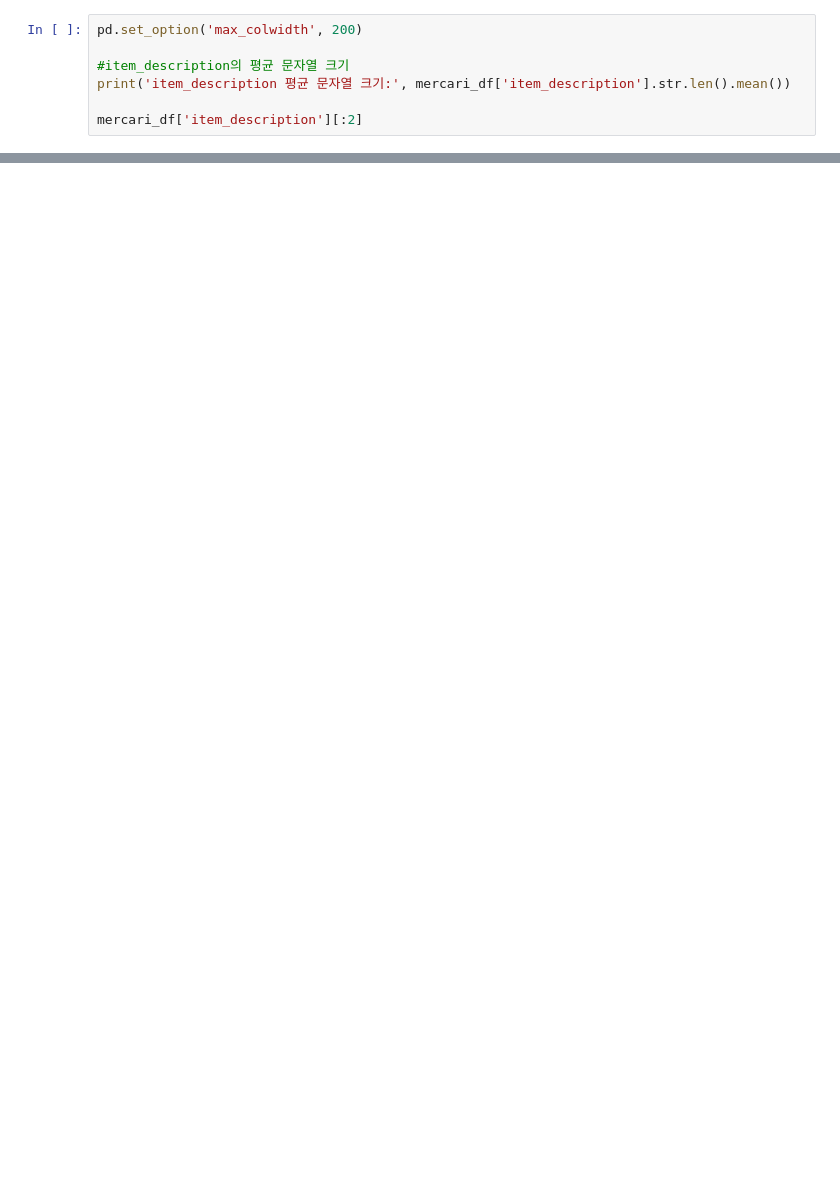
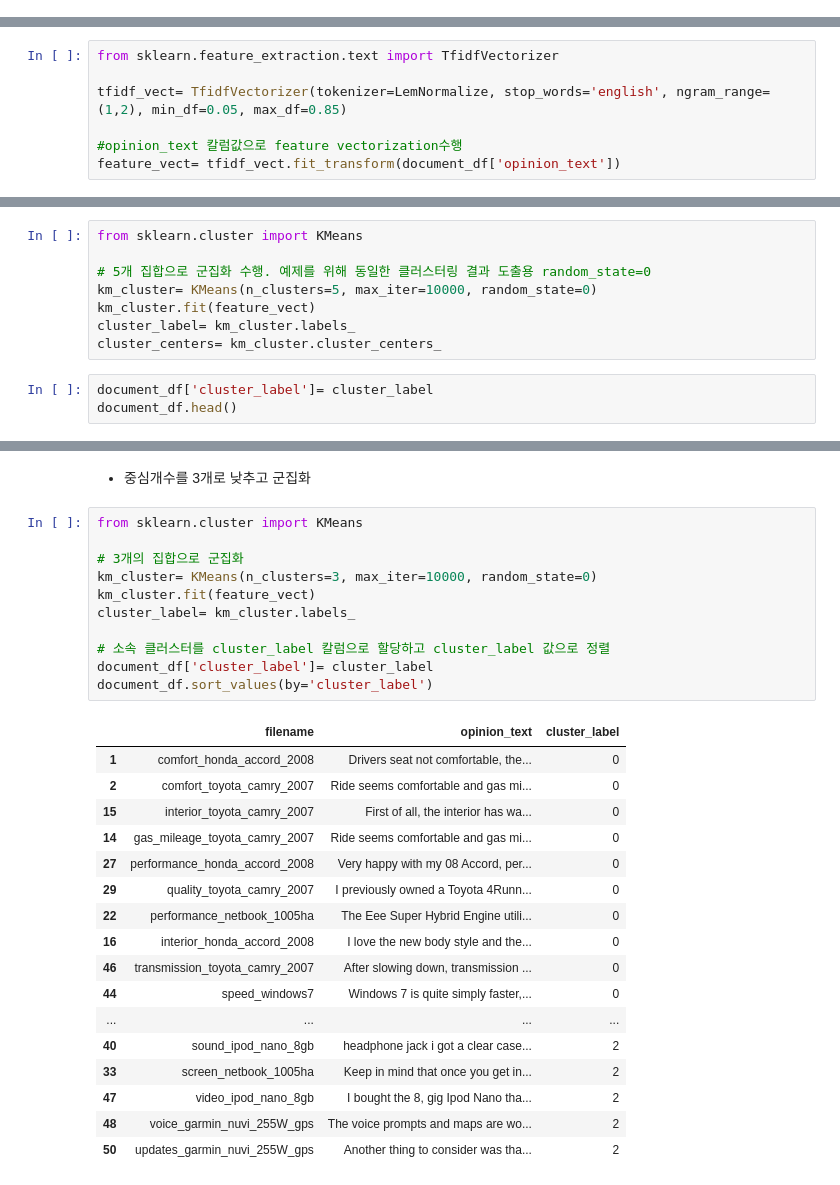
Before and after one commit to hanbiphyun/ESSA_YB, a Jupyter notebook: ESAA_OB_week2_2_필사.ipynb, the cells around one changed output, grey strips where cells are left out. Drawn from its saved outputs; the diff is of its cells as text; blank space fills up the shorter version.

```diff
--- a/ESAA_OB_week2_2_필사.ipynb
+++ b/ESAA_OB_week2_2_필사.ipynb
@@ -255,7 +2,0 @@ item_description 살펴보자
-# %%
-pd.set_option('max_colwidth', 200)
-
-#item_description의 평균 문자열 크기
-print('item_description 평균 문자열 크기:', mercari_df['item_description'].str.len().mean())
-
-mercari_df['item_description'][:2]
@@ -409,0 +81,7 @@ Item Description을 포함한 rmsle 값: 0.4680432471796771
+# %%
+from sklearn.feature_extraction.text import TfidfVectorizer
+
+tfidf_vect= TfidfVectorizer(tokenizer=LemNormalize, stop_words='english', ngram_range=(1,2), min_df=0.05, max_df=0.85)
+
+#opinion_text 칼럼값으로 feature vectorization수행
+feature_vect= tfidf_vect.fit_transform(document_df['opinion_text'])
@@ -409,0 +90,11 @@ Item Description을 포함한 rmsle 값: 0.4680432471796771
+# %%
+from sklearn.cluster import KMeans
+
+# 5개 집합으로 군집화 수행. 예제를 위해 동일한 클러스터링 결과 도출용 random_state=0
+km_cluster= KMeans(n_clusters=5, max_iter=10000, random_state=0)
+km_cluster.fit(feature_vect)
+cluster_label= km_cluster.labels_
+cluster_centers= km_cluster.cluster_centers_
+# %%
+document_df['cluster_label']= cluster_label
+document_df.head()
@@ -409,0 +172,31 @@ Item Description을 포함한 rmsle 값: 0.4680432471796771
+# %% [markdown]
+- 중심개수를 3개로 낮추고 군집화
+# %%
+from sklearn.cluster import KMeans
+
+# 3개의 집합으로 군집화
+km_cluster= KMeans(n_clusters=3, max_iter=10000, random_state=0)
+km_cluster.fit(feature_vect)
+cluster_label= km_cluster.labels_
+
+# 소속 클러스터를 cluster_label 칼럼으로 할당하고 cluster_label 값으로 정렬
+document_df['cluster_label']= cluster_label
+document_df.sort_values(by='cluster_label')
+# %% [output]
+|  | filename | opinion_text | cluster_label |
+| 1 | comfort_honda_accord_2008 | Drivers seat not comfortable, the... | 0 |
+| 2 | comfort_toyota_camry_2007 | Ride seems comfortable and gas mi... | 0 |
+| 15 | interior_toyota_camry_2007 | First of all, the interior has wa... | 0 |
+| 14 | gas_mileage_toyota_camry_2007 | Ride seems comfortable and gas mi... | 0 |
+| 27 | performance_honda_accord_2008 | Very happy with my 08 Accord, per... | 0 |
+| 29 | quality_toyota_camry_2007 | I previously owned a Toyota 4Runn... | 0 |
+| 22 | performance_netbook_1005ha | The Eee Super Hybrid Engine utili... | 0 |
+| 16 | interior_honda_accord_2008 | I love the new body style and the... | 0 |
+| 46 | transmission_toyota_camry_2007 | After slowing down, transmission ... | 0 |
+| 44 | speed_windows7 | Windows 7 is quite simply faster,... | 0 |
+| ... | ... | ... | ... |
+| 40 | sound_ipod_nano_8gb | headphone jack i got a clear case... | 2 |
+| 33 | screen_netbook_1005ha | Keep in mind that once you get in... | 2 |
+| 47 | video_ipod_nano_8gb | I bought the 8, gig Ipod Nano tha... | 2 |
+| 48 | voice_garmin_nuvi_255W_gps | The voice prompts and maps are wo... | 2 |
+| 50 | updates_garmin_nuvi_255W_gps | Another thing to consider was tha... | 2 |
```
Also changed, not shown: parts of 59 cells of this notebook.
